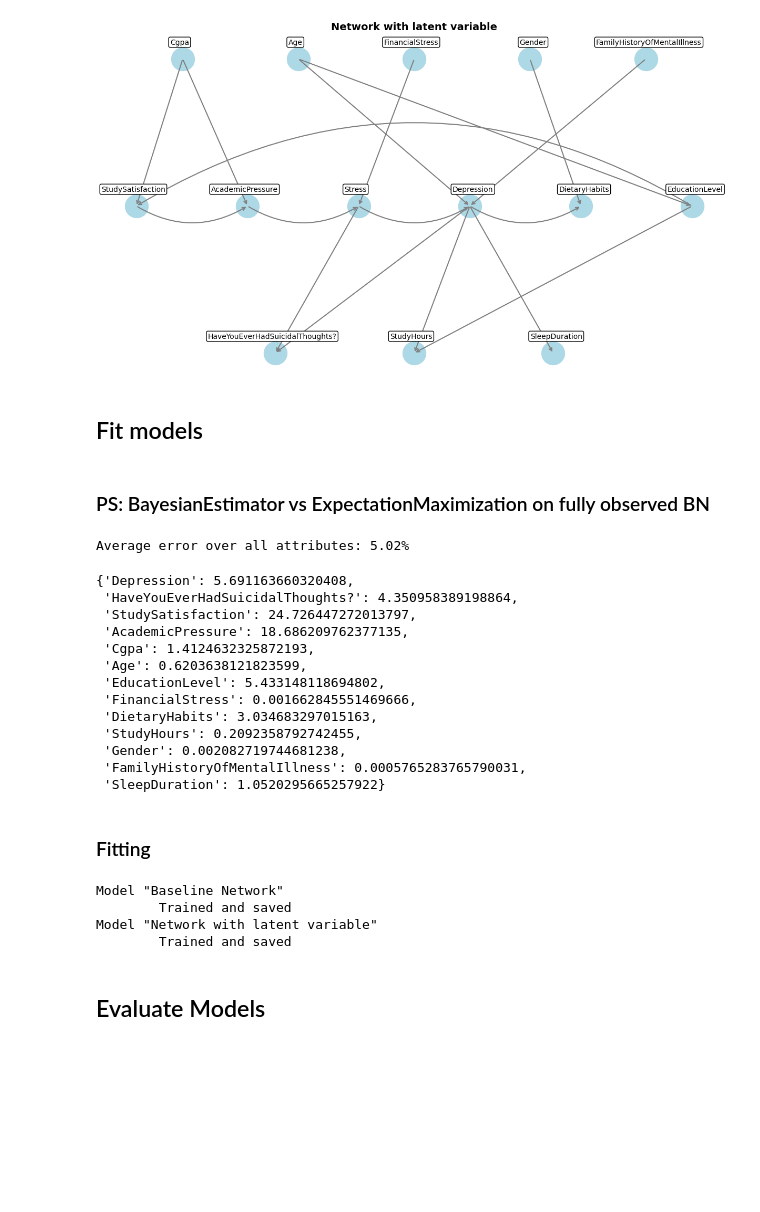
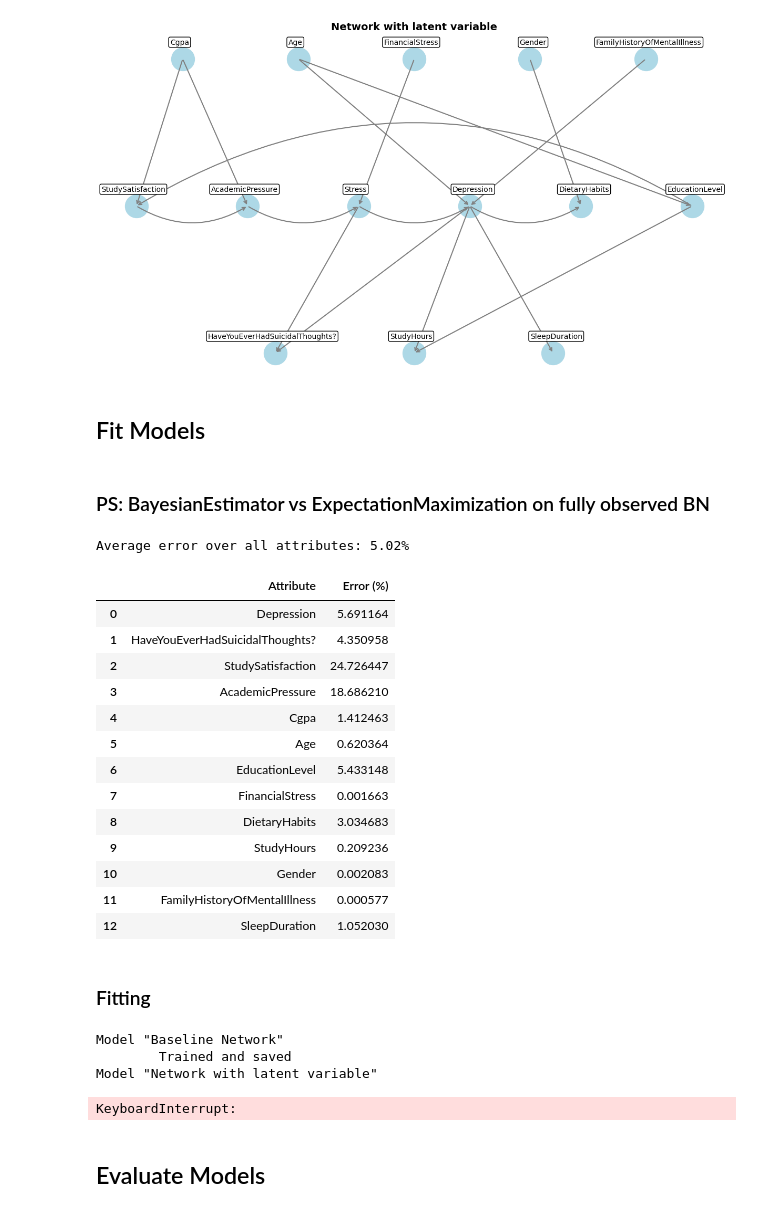
Before and after one commit to Shardyne/faikr3-project, a Jupyter notebook: network_comparison.ipynb, the cells around one changed output. Drawn from its saved outputs; the diff is of its cells as text; code cells hidden in the pictures; blank space fills up the shorter version.

Commit message:
Fitting generalization + structure cleaning

```diff
--- a/network_comparison.ipynb
+++ b/network_comparison.ipynb
@@ -95,7 +95,7 @@ draw_graph(R, pos, title="Network with latent variable")
 # %% [output]
 [figure]
 # %% [markdown]
-## Fit models
+## Fit Models
 # %%
 models = {
     "Baseline Network" : BN_baseline,
@@ -109,45 +109,46 @@ random_seed = 42
 # %%
 import numpy as np
 from pgmpy.estimators import BayesianEstimator
 from pgmpy.estimators import ExpectationMaximization
 
 import copy
 
 BN_copy_BE = copy.deepcopy(BN_baseline) # Work on a separate copy
 be = BayesianEstimator(BN_copy_BE, data_new)
 BE_estimation = be.get_parameters()
 
 BN_copy_EM = copy.deepcopy(BN_baseline) # Work on a separate copy
 em = ExpectationMaximization(BN_copy_EM, data_new)
 EM_estimation = em.get_parameters(seed=random_seed, show_progress=False)
 
-
 set1 = {cpd.variable: cpd for cpd in BE_estimation}
 set2 = {cpd.variable: cpd for cpd in EM_estimation}
 
 avg_diff = {}
 
 for var in set1.keys():
     values1 = np.array(set1[var].values)
     values2 = np.array(set2[var].values)
     avg_diff[var] = np.mean(np.abs(values1 - values2)/np.abs(values1))*100 # Normalized wrt BE (exact ?)
 
 print(f"Average error over all attributes: {np.mean(list(avg_diff.values())):.2f}%")
-avg_diff
+df_avg_diff = pd.DataFrame({"Attribute":avg_diff.keys(), "Error (%)":avg_diff.values()})
+display(df_avg_diff)
 # %% [output]
 Average error over all attributes: 5.02%
-{'Depression': 5.691163660320408,
- 'HaveYouEverHadSuicidalThoughts?': 4.350958389198864,
- 'StudySatisfaction': 24.726447272013797,
- 'AcademicPressure': 18.686209762377135,
- 'Cgpa': 1.4124632325872193,
- 'Age': 0.6203638121823599,
- 'EducationLevel': 5.433148118694802,
- 'FinancialStress': 0.001662845551469666,
- 'DietaryHabits': 3.034683297015163,
- 'StudyHours': 0.2092358792742455,
- 'Gender': 0.002082719744681238,
- 'FamilyHistoryOfMentalIllness': 0.0005765283765790031,
- 'SleepDuration': 1.0520295665257922}
+|  | Attribute | Error (%) |
+| 0 | Depression | 5.691164 |
+| 1 | HaveYouEverHadSuicidalThoughts? | 4.350958 |
+| 2 | StudySatisfaction | 24.726447 |
+| 3 | AcademicPressure | 18.686210 |
+| 4 | Cgpa | 1.412463 |
+| 5 | Age | 0.620364 |
+| 6 | EducationLevel | 5.433148 |
+| 7 | FinancialStress | 0.001663 |
+| 8 | DietaryHabits | 3.034683 |
+| 9 | StudyHours | 0.209236 |
+| 10 | Gender | 0.002083 |
+| 11 | FamilyHistoryOfMentalIllness | 0.000577 |
+| 12 | SleepDuration | 1.052030 |
 # %% [markdown]
 ### Fitting
@@ -163,24 +181,17 @@ if os.path.exists(param_file):
 else:
     trained_params = {}
 
-# Fit Bayesian Network using Expectation-Maximization only if not trained
+# Fit each model at its best
 for name, mod in models.items():
     print(f'Model "{name}"')
     if name in trained_params:
         mod.cpds = trained_params[name]
         print(f'\tLoaded pre-trained parameters')
     else:
+        # Generali estimation
+        estimator = fitting_params[name]["estimator"](mod, data_new)
+        estimated_params = estimator.get_parameters(**fitting_params[name]["params"])
 
-        # Set parameters for fitting
-        p = {
-            "seed": random_seed,
-            "show_progress": False,
-            **({"latent_card": {"Stress": 5}} if mod.latents!=set() else {}),
-            # "max_iter":1
-        }
-
-        em = ExpectationMaximization(mod, data_new)
-        estimated_params = em.get_parameters(**p)
         mod.cpds = estimated_params
         trained_params[name] = estimated_params
         print(f'\tTrained and saved')
@@ -195,6 +206,6 @@ with open(param_file, "wb") as f:
 Model "Baseline Network"
         Trained and saved
 Model "Network with latent variable"
-        Trained and saved
+KeyboardInterrupt:
 # %% [markdown]
 ## Evaluate Models
```
Also changed, not shown: parts of 8 cells of this notebook, 1 other file.
